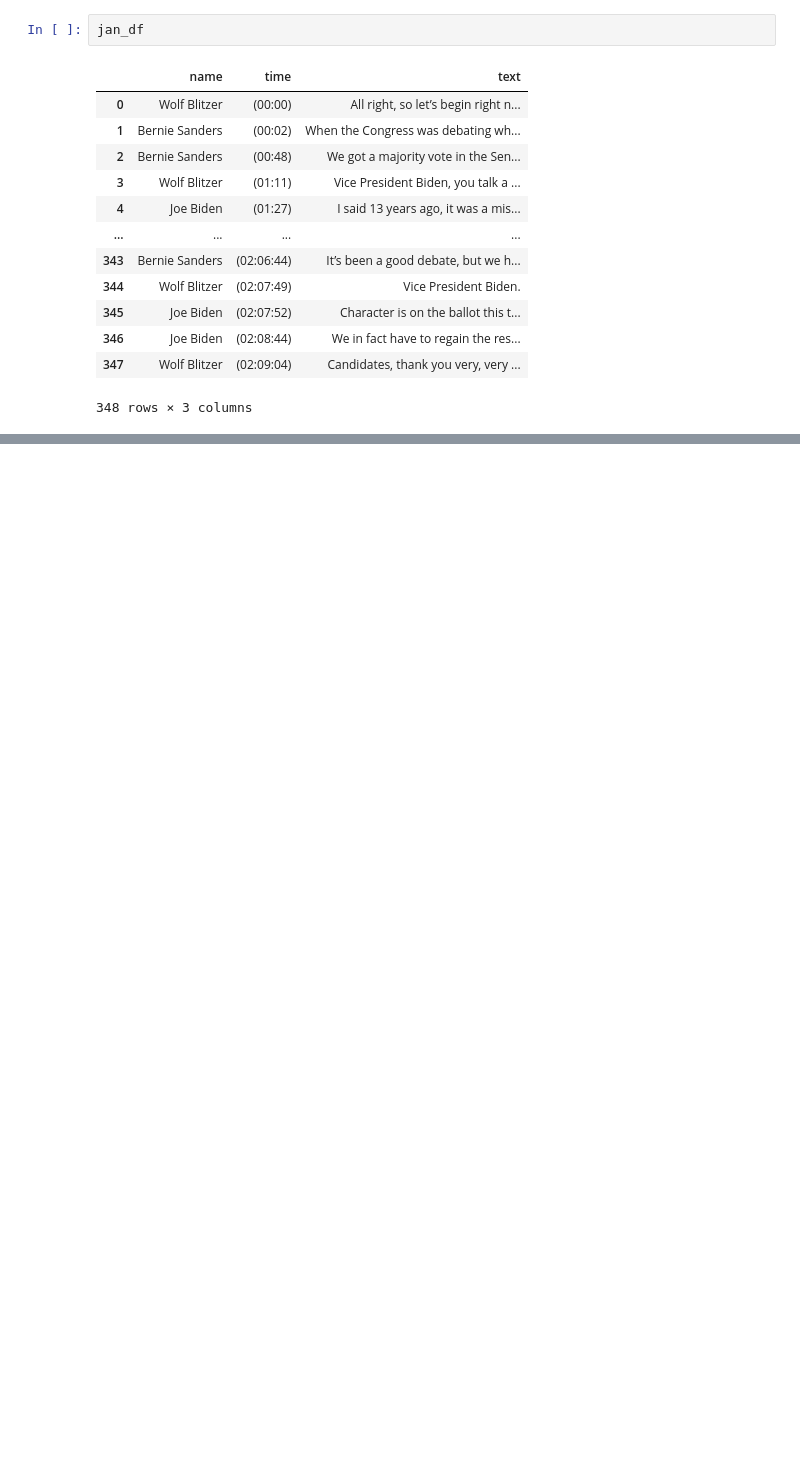
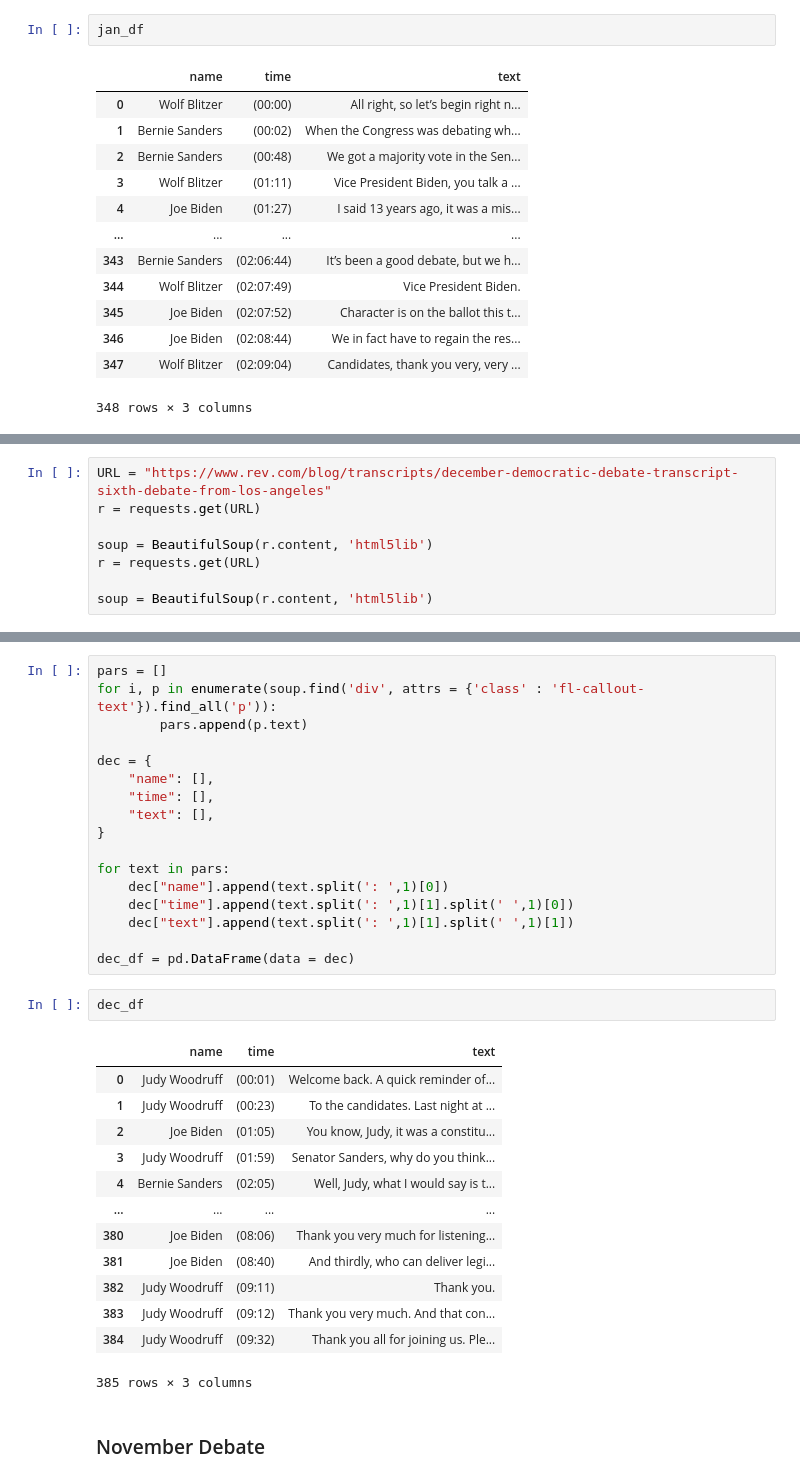
Before and after one commit to MichiganDataScienceTeam/W20-Debate-Bingo, a Jupyter notebook: notebooks/webscraping-jackson.ipynb, the cells around one changed output, grey strips where cells are left out. Drawn from its saved outputs; the diff is of its cells as text; blank space fills up the shorter version.

Commit message:
few more transcripts

```diff
--- a/notebooks/webscraping-jackson.ipynb
+++ b/notebooks/webscraping-jackson.ipynb
@@ -74,0 +74,8 @@ jan_df
+# %%
+URL = "https://www.rev.com/blog/transcripts/december-democratic-debate-transcript-sixth-debate-from-los-angeles"
+r = requests.get(URL)
+
+soup = BeautifulSoup(r.content, 'html5lib')
+r = requests.get(URL)
+
+soup = BeautifulSoup(r.content, 'html5lib')
@@ -74,0 +102,35 @@ jan_df
+# %%
+pars = []
+for i, p in enumerate(soup.find('div', attrs = {'class' : 'fl-callout-text'}).find_all('p')):
+        pars.append(p.text)
+
+dec = {
+    "name": [],
+    "time": [],
+    "text": [],
+}
+
+for text in pars:
+    dec["name"].append(text.split(': ',1)[0])
+    dec["time"].append(text.split(': ',1)[1].split(' ',1)[0])
+    dec["text"].append(text.split(': ',1)[1].split(' ',1)[1])
+
+dec_df = pd.DataFrame(data = dec)
+# %%
+dec_df
+# %% [output]
+|  | name | time | text |
+| 0 | Judy Woodruff | (00:01) | Welcome back. A quick reminder of... |
+| 1 | Judy Woodruff | (00:23) | To the candidates. Last night at ... |
+| 2 | Joe Biden | (01:05) | You know, Judy, it was a constitu... |
+| 3 | Judy Woodruff | (01:59) | Senator Sanders, why do you think... |
+| 4 | Bernie Sanders | (02:05) | Well, Judy, what I would say is t... |
+| ... | ... | ... | ... |
+| 380 | Joe Biden | (08:06) | Thank you very much for listening... |
+| 381 | Joe Biden | (08:40) | And thirdly, who can deliver legi... |
+| 382 | Judy Woodruff | (09:11) | Thank you. |
+| 383 | Judy Woodruff | (09:12) | Thank you very much. And that con... |
+| 384 | Judy Woodruff | (09:32) | Thank you all for joining us. Ple... |
+385 rows × 3 columns
+# %% [markdown]
+### November Debate
```
Also changed, not shown: parts of 18 cells of this notebook.
